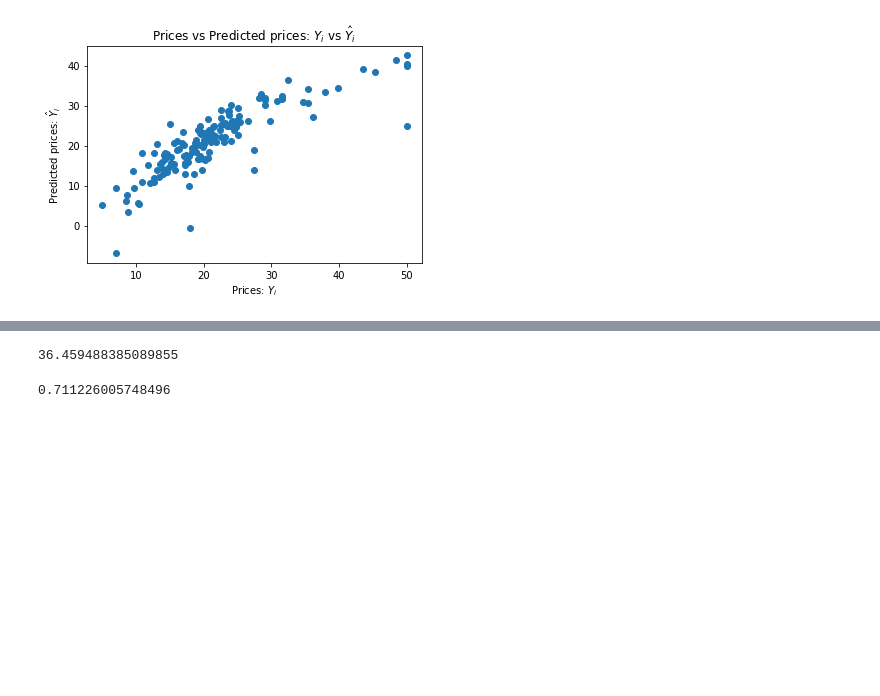
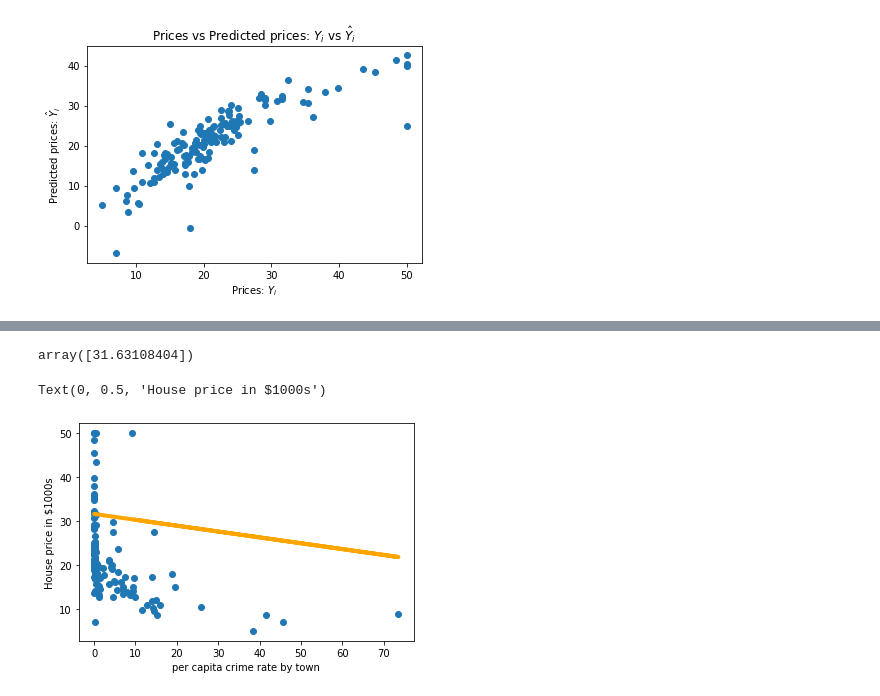
Before and after one commit to IvanaKocanova/Data_Science_Projects, a Jupyter notebook: House_price_prediction_Linear_regression.ipynb, the cells around one changed output, grey strips where cells are left out. Cells and saved outputs as stored; diff of their text form; code cells hidden in the pictures; blank space fills up the shorter version.

```diff
--- a/House_price_prediction_Linear_regression.ipynb
+++ b/House_price_prediction_Linear_regression.ipynb
@@ -48,10 +58,10 @@ Boston house prices dataset
    - Quinlan,R. (1993). Combining Instance-Based and Model-Based Learning. In Proceedings on the Tenth International Conference of Machine Learning, 236-243, University of Massachusetts, Amherst. Morg ...
 # %%
 # Define the data/predictors as the pre-set feature names
-X = pd.DataFrame(data.data, columns=data.feature_names)
+X = pd.DataFrame(boston.data, columns=boston.feature_names)
 
 # Put the target (housing value -- MEDV) in another DataFrame
-y = pd.DataFrame(data.target, columns=["MEDV"])
+y = pd.DataFrame(boston.target, columns=["MEDV"])
 # %%
 # Show first 5 rows
 X.head()
@@ -100,8 +125,13 @@ array([-1.08011358e-01,  4.64204584e-02,  2.05586264e-02,  2.68673382e+00,
 # %%
 lm.intercept_
 # %% [output]
-36.459488385089855
+array([31.63108404])
-# %%
-lm.score(X_test,y_test)
-# %% [output]
-0.711226005748496
+# %%
+plt.scatter(X_test['CRIM'], y_test)
+yhat = 31.63108404 + (-1.33470103e-01 * X_test['CRIM'] )
+fig = plt.plot(X_test['CRIM'], yhat, lw=4, c='orange', label='regression line')
+plt.xlabel('per capita crime rate by town')
+plt.ylabel('House price in $1000s')
+# %% [output]
+Text(0, 0.5, 'House price in $1000s')
+[figure, added]
```
Also changed, not shown: parts of 13 cells of this notebook.
